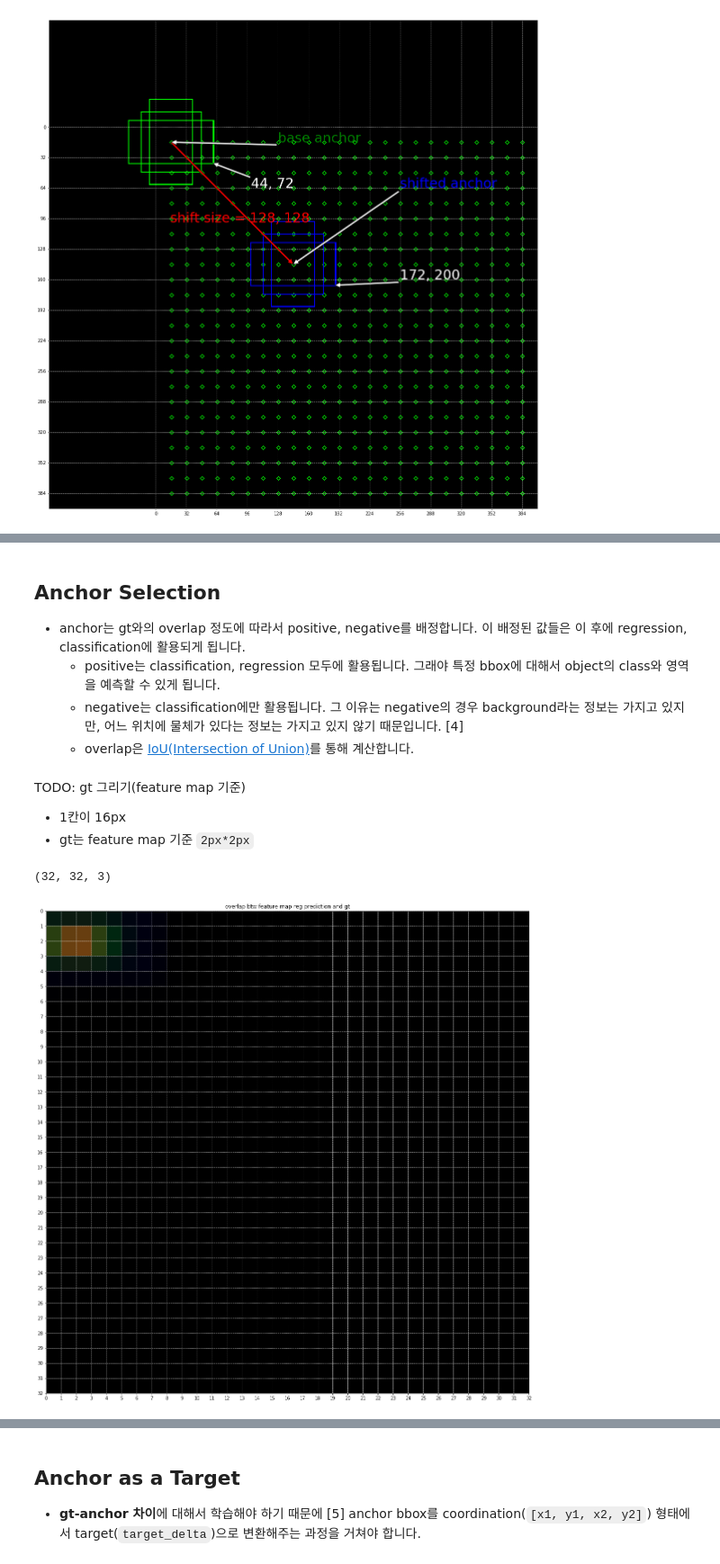
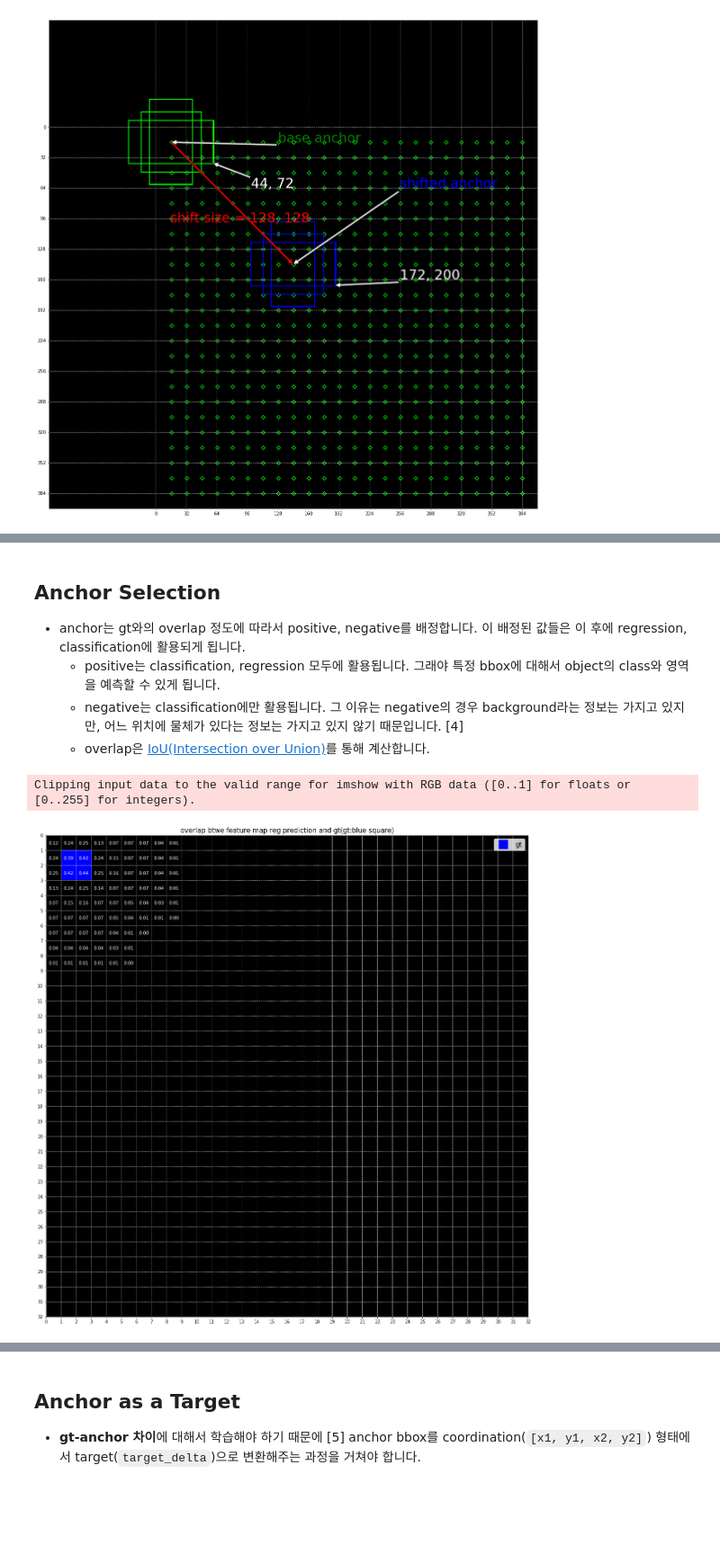
Before and after one commit to whikwon/mpmmdet, a Jupyter notebook: mmdet/anchor/anchor_target (modify).ipynb, the cells around one changed output, grey strips where cells are left out. Shown at 90% size. Drawn from its saved outputs; the diff is of its cells as text; code cells hidden in the pictures; blank space fills up the shorter version.

```diff
--- a/mmdet/anchor/anchor_target (modify).ipynb
+++ b/mmdet/anchor/anchor_target (modify).ipynb
@@ -551,20 +578,13 @@ assert len(flags) == len(anchors)  # anchor를 사용할 지 말지 결정하는
 - anchor는 gt와의 overlap 정도에 따라서 positive, negative를 배정합니다. 이 배정된 값들은 이 후에 regression, classification에 활용되게 됩니다.
     - positive는 classification, regression 모두에 활용됩니다. 그래야 특정 bbox에 대해서 object의 class와 영역을 예측할 수 있게 됩니다.
     - negative는 classification에만 활용됩니다. 그 이유는 negative의 경우 background라는 정보는 가지고 있지만, 어느 위치에 물체가 있다는 정보는 가지고 있지 않기 때문입니다. [4]
-    - overlap은 [IoU(Intersection of Union)](https://www.pyimagesearch.com/2016/11/07/intersection-over-union-iou-for-object-detection/)를 통해 계산합니다.
+    - overlap은 [IoU(Intersection over Union)](https://www.pyimagesearch.com/2016/11/07/intersection-over-union-iou-for-object-detection/)를 통해 계산합니다.
 # %%
 overlaps = bbox_overlaps(gt_bboxes_list, anchors)
 # %%
 assert overlaps.shape == (len(gt_bboxes_list), anchors.shape[0])
-# %% [markdown]
-TODO: gt 그리기(feature map 기준)
-
-- 1칸이 16px
-- gt는 feature map 기준 `2px*2px`
-# %%
-# overlap을 시각적으로 나타냈을 때, gt 근처 영역이 가장 많이 겹치게 나타납니다.
-overlaps_npy = overlaps.reshape(32, 32, 9).cpu().numpy()
-draw_anchor_gt_overlaps(overlaps_npy[..., :3], gt_bboxes_list)
-# %% [output]
-(32, 32, 3)
-[figure, removed]
+# %%
+draw_anchor_gt_overlaps(overlaps, gt_bboxes_list, draw_gt=True)
+# %% [output]
+Clipping input data to the valid range for imshow with RGB data ([0..1] for floats or [0..255] for integers).
+[figure, added]
```
Also changed, not shown: parts of 14 cells of this notebook.
